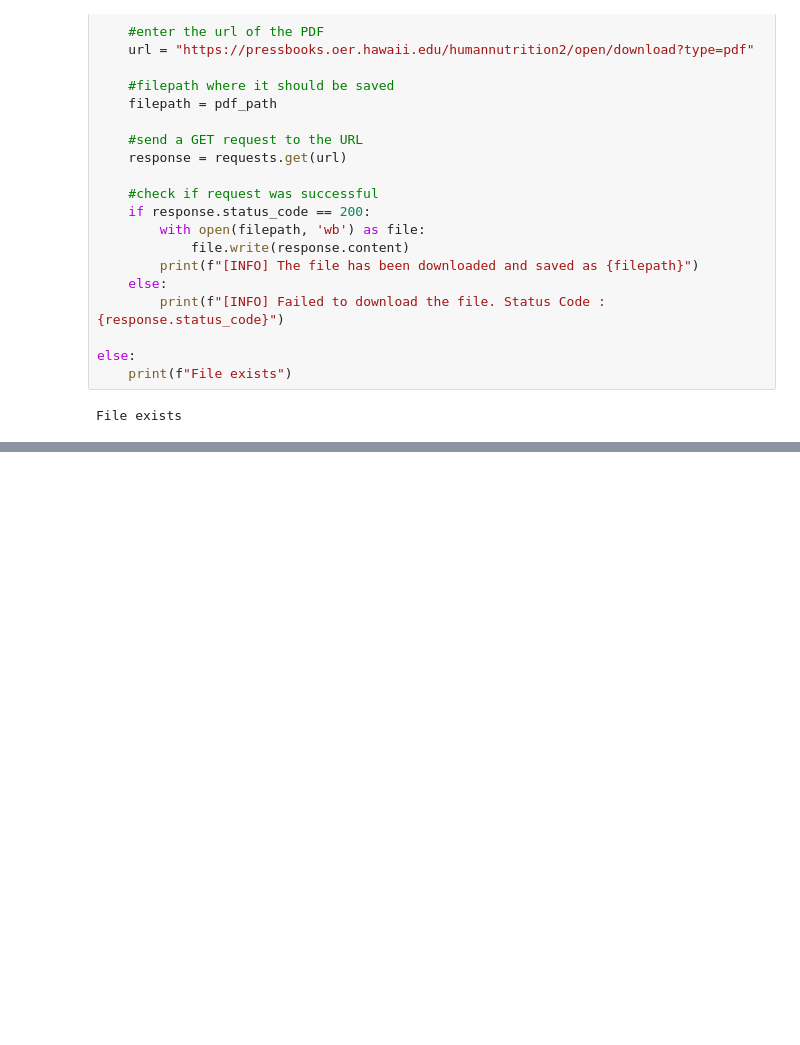
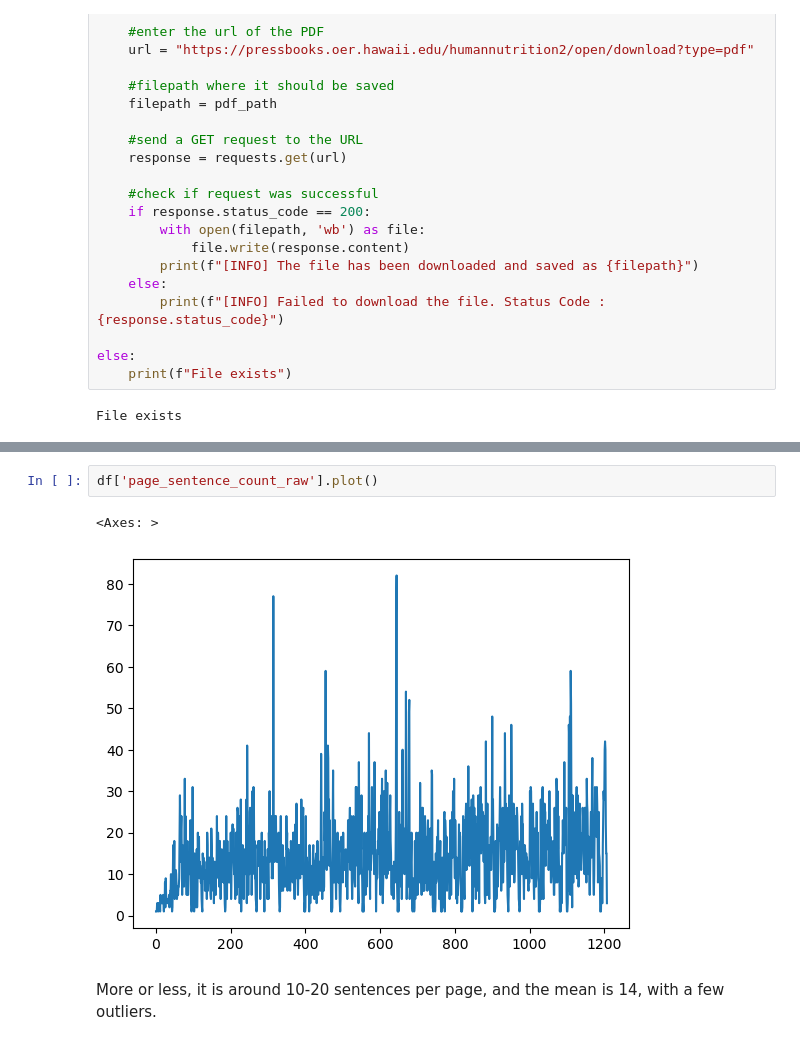
Before and after one commit to psycoplankton/RAG-from-scratch, a Jupyter notebook: rag.ipynb, the cells around one changed output, grey strips where cells are left out. Saved outputs shown, nothing was run; the diff lists cells and outputs as text; blank space fills up the shorter version.

```diff
--- a/rag.ipynb
+++ b/rag.ipynb
@@ -75,0 +207,7 @@ File exists
+# %%
+df['page_sentence_count_raw'].plot()
+# %% [output]
+<Axes: >
+[figure, added]
+# %% [markdown]
+More or less, it is around 10-20 sentences per page, and the mean is 14, with a few outliers.
```
Also changed, not shown: parts of 20 cells of this notebook.
